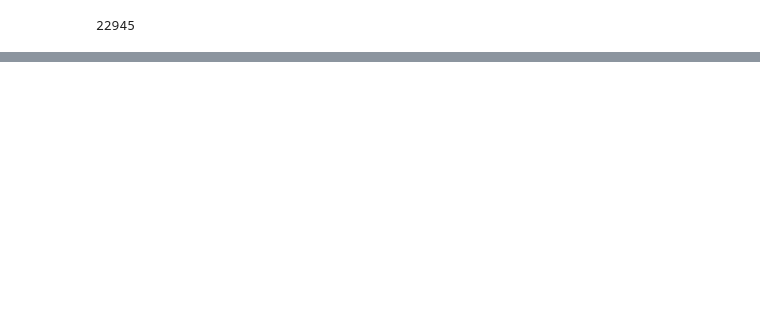
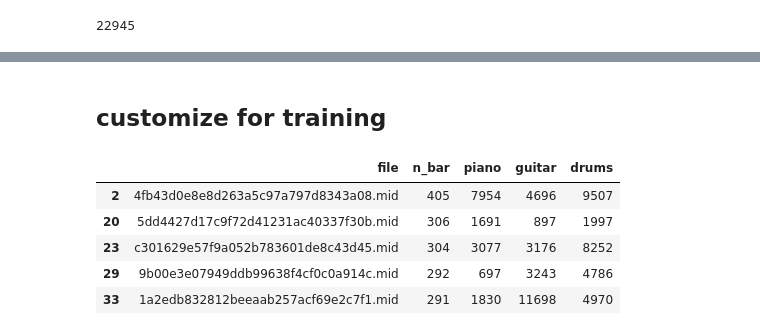
Before and after one commit to s-omranpour/MSG, a Jupyter notebook: data analysis.ipynb, the cells around one changed output, grey strips where cells are left out. Cells and saved outputs as stored; diff of their text form; code cells hidden in the pictures; blank space fills up the shorter version.

```diff
--- a/data analysis.ipynb
+++ b/data analysis.ipynb
@@ -51,3 +42,16 @@ df.head()
 | 4 | 367d0f4718ba4e3dd28c5674bcc78dfc.mid | 10 | 538 | 0 | 0 | 0 | 261 | 0 | 0 | 0 | 0 | ... |
 # %%
 df.to_csv('lmd_data.csv', index=False)
+# %% [markdown]
+## customize for training
+# %%
+df2 = df[(df.piano > 0) & (df.guitar > 0) & (df.drums > 0)]
+df2 = df2[['file', 'n_bar', 'piano', 'guitar', 'drums']]
+df2.head()
+# %% [output]
+|  | file | n_bar | piano | guitar | drums |
+| 2 | 4fb43d0e8e8d263a5c97a797d8343a08.mid | 405 | 7954 | 4696 | 9507 |
+| 20 | 5dd4427d17c9f72d41231ac40337f30b.mid | 306 | 1691 | 897 | 1997 |
+| 23 | c301629e57f9a052b783601de8c43d45.mid | 304 | 3077 | 3176 | 8252 |
+| 29 | 9b00e3e07949ddb99638f4cf0c0a914c.mid | 292 | 697 | 3243 | 4786 |
+| 33 | 1a2edb832812beeaab257acf69e2c7f1.mid | 291 | 1830 | 11698 | 4970 |
```
Also changed, not shown: parts of 8 cells of this notebook, 5 other files.
